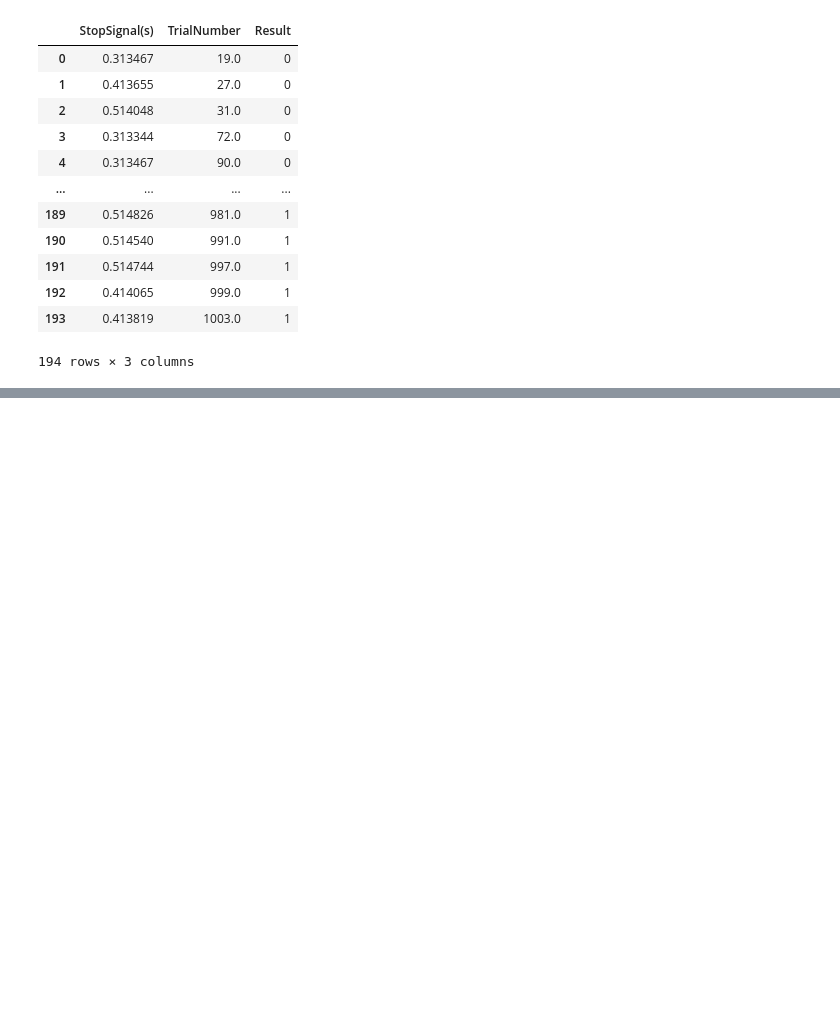
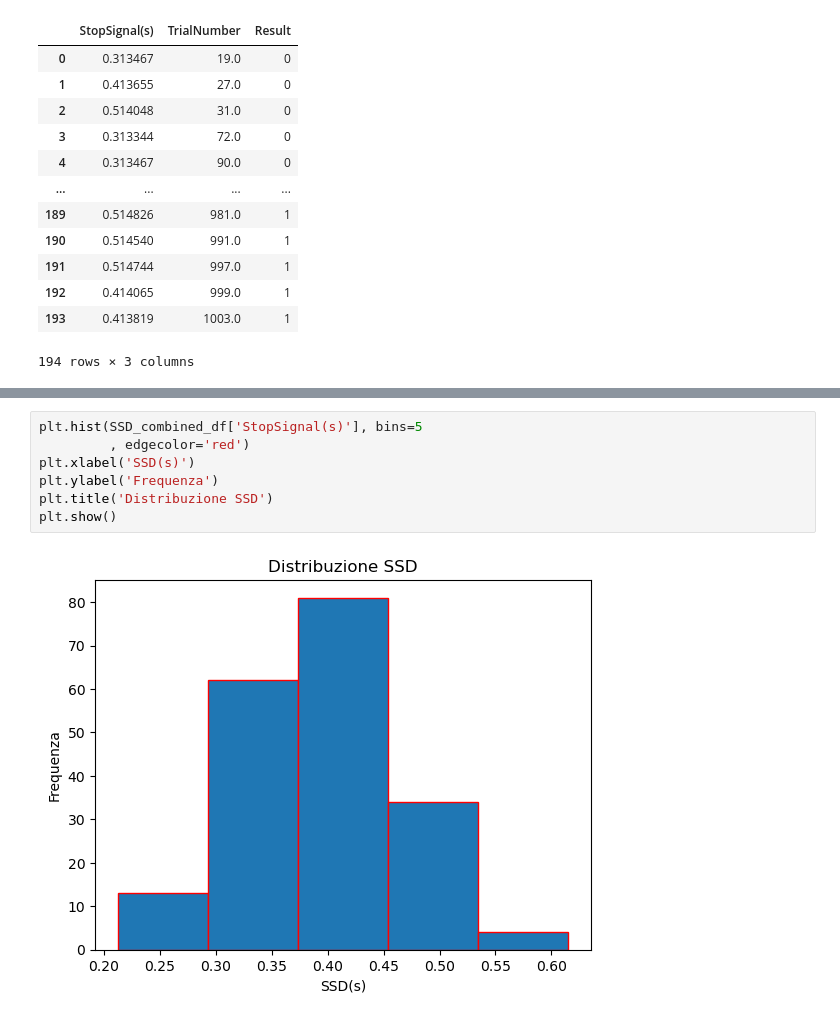
Before and after one commit to sime-iacovacci/Tesi, a Jupyter notebook: Behavioral analysis.ipynb, the cells around one changed output, grey strips where cells are left out. Drawn from its saved outputs; the diff is of its cells as text; blank space fills up the shorter version.

```diff
--- a/Behavioral analysis.ipynb
+++ b/Behavioral analysis.ipynb
@@ -187,0 +168,9 @@ SSRT: 0.2096146236540879
+# %%
+plt.hist(SSD_combined_df['StopSignal(s)'], bins=5
+         , edgecolor='red')
+plt.xlabel('SSD(s)')
+plt.ylabel('Frequenza')
+plt.title('Distribuzione SSD')
+plt.show()
+# %% [output]
+[figure, added]
```
Also changed, not shown: parts of 7 cells of this notebook, 2 other files.
